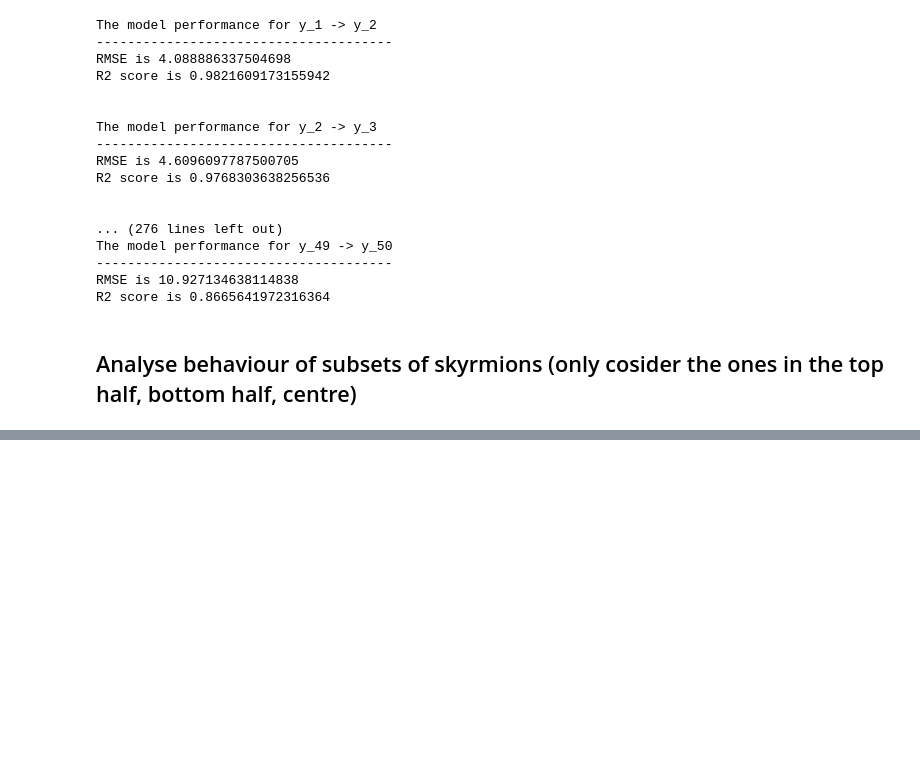
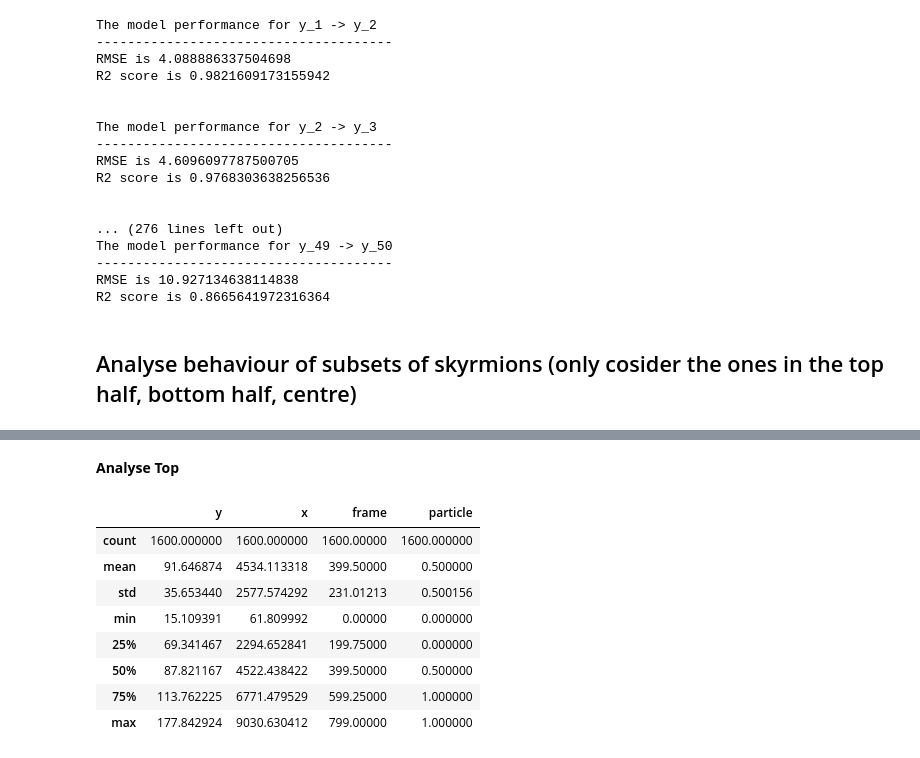
Before and after one commit to calvincbzhang/skyrmions-trajectory-prediction, a Jupyter notebook: linear_poly_regression.ipynb, the cells around one changed output, grey strips where cells are left out. Saved outputs shown, nothing was run; the diff lists cells and outputs as text; code cells hidden in the pictures; blank space fills up the shorter version.

Commit message:
Analyse behavior of subsets of skyrmions

```diff
--- a/linear_poly_regression.ipynb
+++ b/linear_poly_regression.ipynb
@@ -531,0 +532,41 @@ centre = data.copy()
+# %%
+top = data.copy()
+bottom = data.copy()
+centre = data.copy()
+
+# drop particles that do not start in the top/bottom/centre of the
+# construct top
+particles_to_keep = []
+for index, row in data[data['frame'] == 0].iterrows():
+    if row['y'] < max(data['y']) / 4:
+        particles_to_keep.append(row['particle'])
+
+for index, row in top.iterrows():
+    if row['particle'] not in particles_to_keep:
+        top = top.drop(index)
+
+print(top.head())
+
+# construct bottom
+particles_to_keep = []
+for index, row in data[data['frame'] == 0].iterrows():
+    if row['y'] > 3 * (max(data['y']) / 4):
+        particles_to_keep.append(row['particle'])
+
+for index, row in bottom.iterrows():
+    if row['particle'] not in particles_to_keep:
+        bottom = bottom.drop(index)
+
+print(bottom.head())
+
+# construct centre
+particles_to_keep = []
+for index, row in data[data['frame'] == 0].iterrows():
+    if row['y'] > 3 * (max(data['y']) / 8) and row['y'] < 5 * (max(data['y']) / 8):
+        particles_to_keep.append(row['particle'])
+
+for index, row in centre.iterrows():
+    if row['particle'] not in particles_to_keep:
+        centre = centre.drop(index)
+
+print(centre.head())
@@ -531,0 +592,14 @@ centre = data.copy()
+# %% [markdown]
+**Analyse Top**
+# %%
+top.describe()
+# %% [output]
+|  | y | x | frame | particle |
+| count | 1600.000000 | 1600.000000 | 1600.00000 | 1600.000000 |
+| mean | 91.646874 | 4534.113318 | 399.50000 | 0.500000 |
+| std | 35.653440 | 2577.574292 | 231.01213 | 0.500156 |
+| min | 15.109391 | 61.809992 | 0.00000 | 0.000000 |
+| 25% | 69.341467 | 2294.652841 | 199.75000 | 0.000000 |
+| 50% | 87.821167 | 4522.438422 | 399.50000 | 0.500000 |
+| 75% | 113.762225 | 6771.479529 | 599.25000 | 1.000000 |
+| max | 177.842924 | 9030.630412 | 799.00000 | 1.000000 |
```
Also changed, not shown: parts of 11 cells of this notebook.
